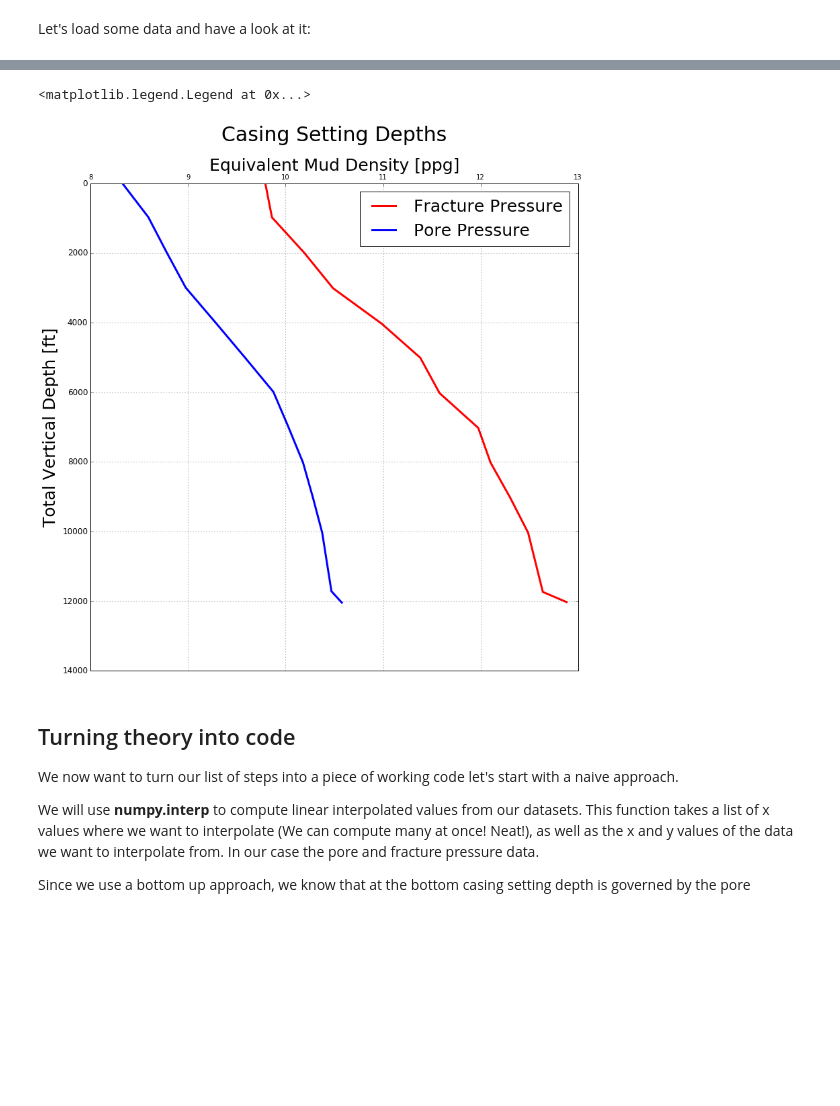
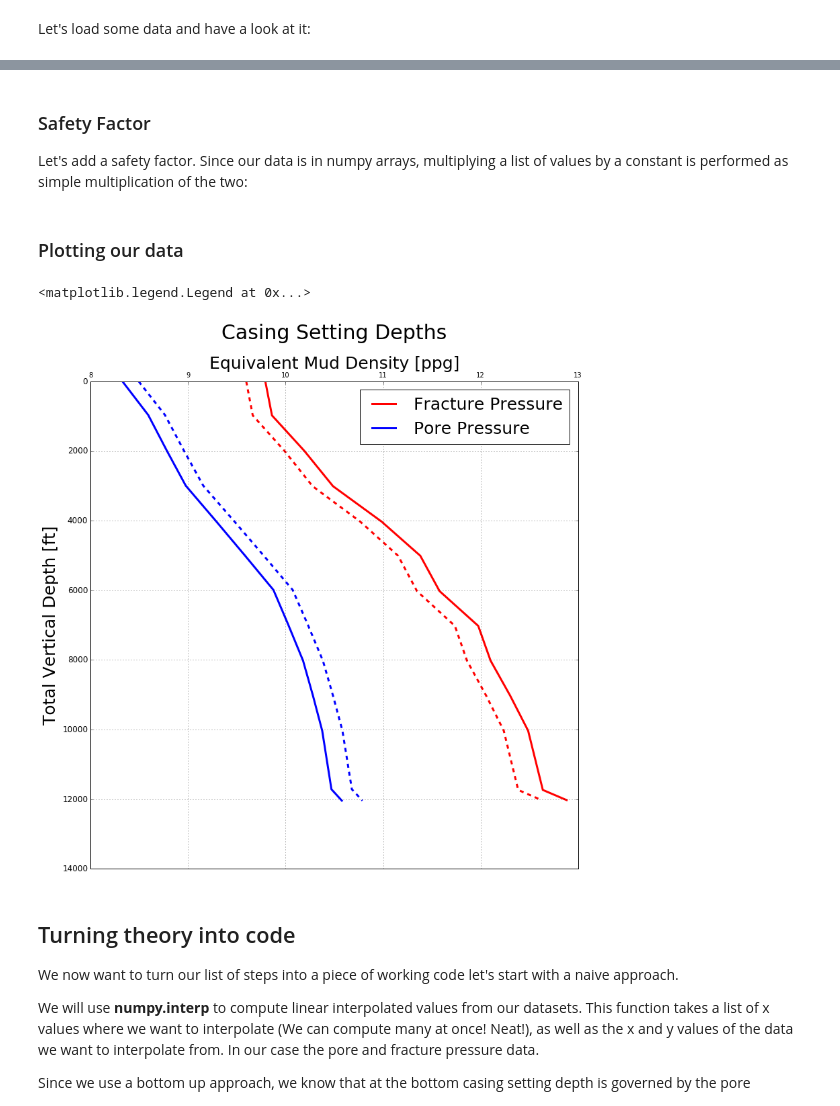
Before and after one commit to LukasMosser/Jupetro, a Jupyter notebook: notebooks/Casing Seat Depth Determination - Part 1.ipynb, the cells around one changed output, grey strips where cells are left out. Cells and saved outputs as stored; diff of their text form; code cells hidden in the pictures; blank space fills up the shorter version.

```diff
--- a/notebooks/Casing Seat Depth Determination - Part 1.ipynb
+++ b/notebooks/Casing Seat Depth Determination - Part 1.ipynb
@@ -35,32 +48,49 @@ fracture_pressure, TVD_frac = fracture_pressure_data.T
 
 pore_pressure_data = np.loadtxt("data/pore_pressure.csv", delimiter=",")
 pore_pressure, TVD_pore = pore_pressure_data.T
+# %% [markdown]
+### Safety Factor
+
+Let's add a safety factor. Since our data is in numpy arrays, multiplying a list of values by a constant is performed as simple multiplication of the two:
+# %%
+percent_safety = 2. # 2% Safety margin
+safety = percent_safety/100.
+fracture_pressure_safety = (1.-safety)*fracture_pressure
+pore_pressure_safety = (1.+safety)*pore_pressure
+# %% [markdown]
+### Plotting our data
 # %%
 fig, ax = plt.subplots(1, figsize=(13, 13))
 
-ax.set_title("Casing Setting Depths", fontsize=30, y=1.08)
 
-label_size = 12
-
+# We plot our initial data
 ax.plot(fracture_pressure, TVD_frac, color="red", linewidth=3, label="Fracture Pressure")
 ax.plot(pore_pressure, TVD_pore, color="blue", linewidth=3, label="Pore Pressure")
 
+# And now our data plus/minus a safety margin of 2%
+ax.plot(fracture_pressure_safety, TVD_frac, color="red", linewidth=3, linestyle="--")
+ax.plot(pore_pressure_safety, TVD_pore, color="blue", linewidth=3, linestyle="--")
+
+# -------------- Formatting ------------- Ignore for now
+
+ax.set_title("Casing Setting Depths", fontsize=30, y=1.08)
+label_size = 12
 
 ax.set_ylabel("Total Vertical Depth [ft]", fontsize=25)
 ax.set_ylim(ax.get_ylim()[::-1])
 
 ax.xaxis.tick_top()
 ax.xaxis.set_label_position("top")
 
 yed = [tick.label.set_fontsize(label_size) for tick in ax.yaxis.get_major_ticks()]
 xed = [tick.label.set_fontsize(label_size) for tick in ax.xaxis.get_major_ticks()]
 ax.set_xlabel("Equivalent Mud Density [ppg]", fontsize=25)
 ax.ticklabel_format(fontsize=25)
 ax.grid()
 ax.legend(fontsize=25)
 # %% [output]
 <matplotlib.legend.Legend at 0x...>
-[figure, old version]
+[figure, new version]
 # %% [markdown]
 ## Turning theory into code
 
```
Also changed, not shown: parts of 10 cells of this notebook, 3 other files.
